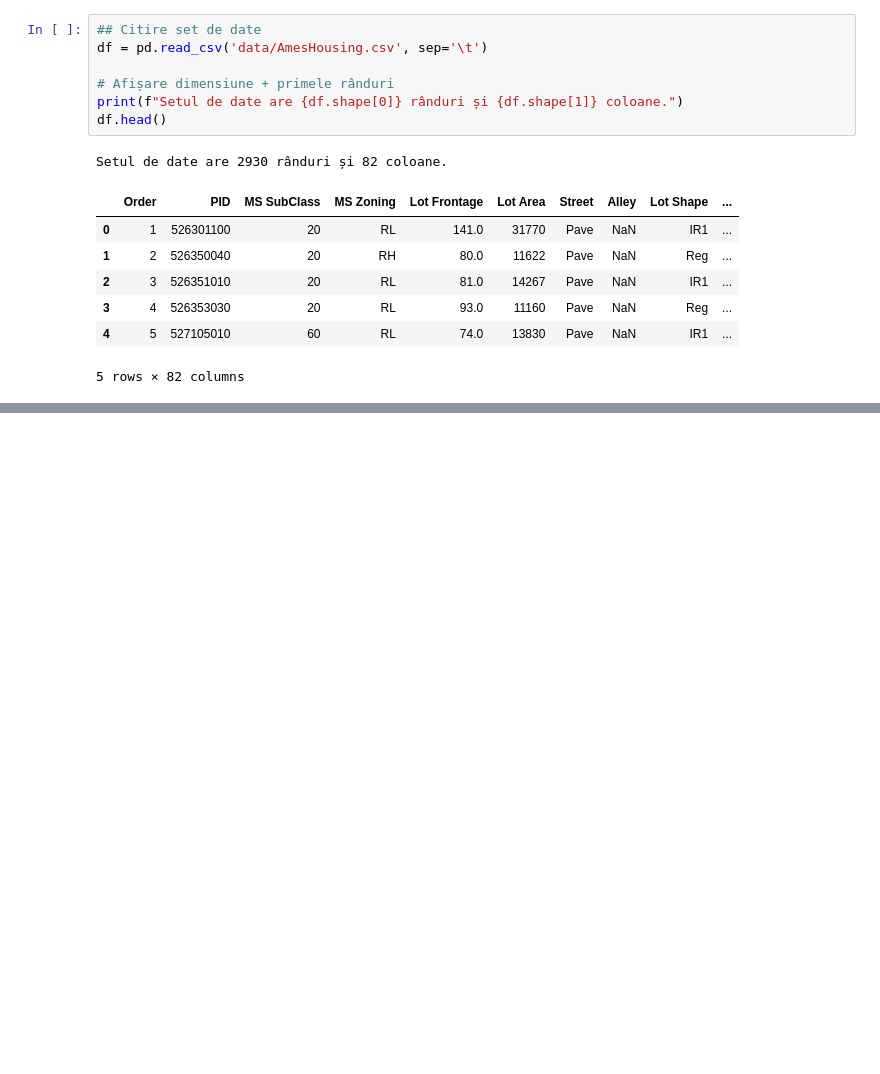
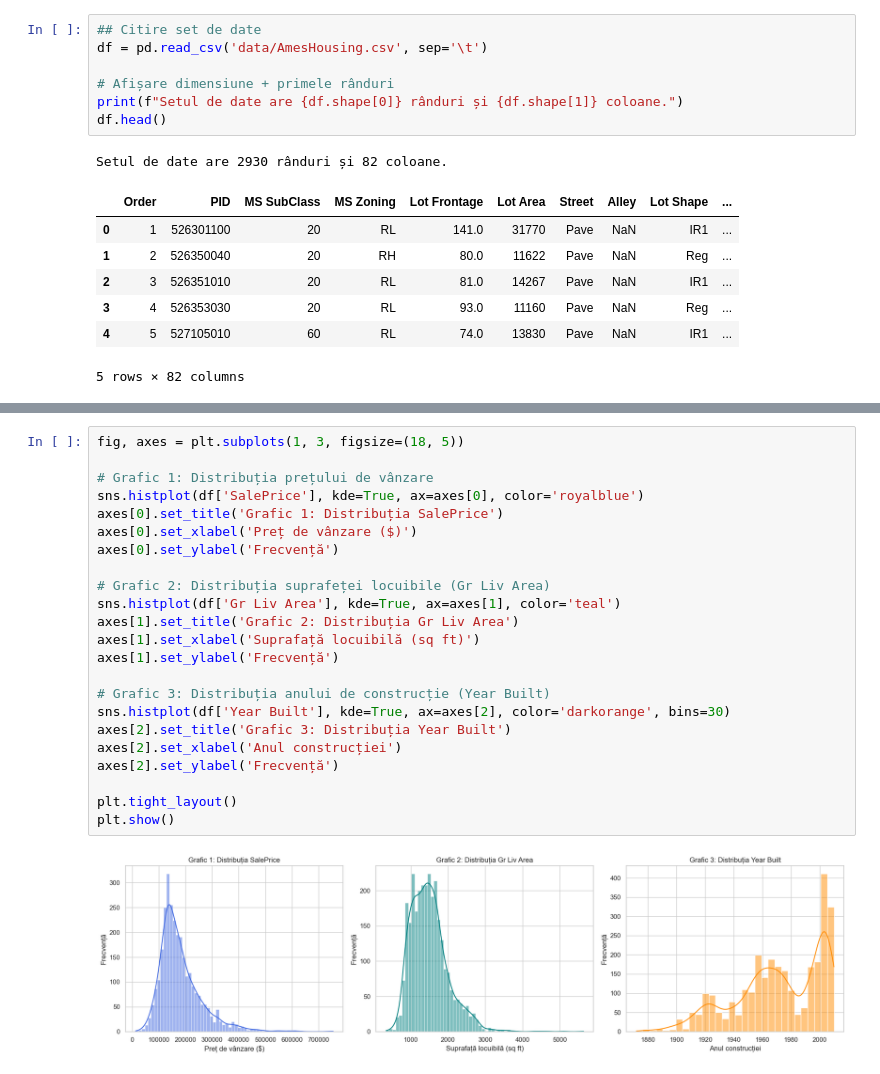
Before and after one commit to alle19/AmesHousing_EDA_ML, a Jupyter notebook: L1_EDA.ipynb, the cells around one changed output, grey strips where cells are left out. Drawn from its saved outputs; the diff is of its cells as text; blank space fills up the shorter version.

```diff
--- a/L1_EDA.ipynb
+++ b/L1_EDA.ipynb
@@ -36,0 +191,25 @@ Setul de date are 2930 rânduri și 82 coloane.
+# %%
+fig, axes = plt.subplots(1, 3, figsize=(18, 5))
+
+# Grafic 1: Distribuția prețului de vânzare
+sns.histplot(df['SalePrice'], kde=True, ax=axes[0], color='royalblue')
+axes[0].set_title('Grafic 1: Distribuția SalePrice')
+axes[0].set_xlabel('Preț de vânzare ($)')
+axes[0].set_ylabel('Frecvență')
+
+# Grafic 2: Distribuția suprafeței locuibile (Gr Liv Area)
+sns.histplot(df['Gr Liv Area'], kde=True, ax=axes[1], color='teal')
+axes[1].set_title('Grafic 2: Distribuția Gr Liv Area')
+axes[1].set_xlabel('Suprafață locuibilă (sq ft)')
+axes[1].set_ylabel('Frecvență')
+
+# Grafic 3: Distribuția anului de construcție (Year Built)
+sns.histplot(df['Year Built'], kde=True, ax=axes[2], color='darkorange', bins=30)
+axes[2].set_title('Grafic 3: Distribuția Year Built')
+axes[2].set_xlabel('Anul construcției')
+axes[2].set_ylabel('Frecvență')
+
+plt.tight_layout()
+plt.show()
+# %% [output]
+[figure, added]
```
Also changed, not shown: parts of 14 cells of this notebook.
